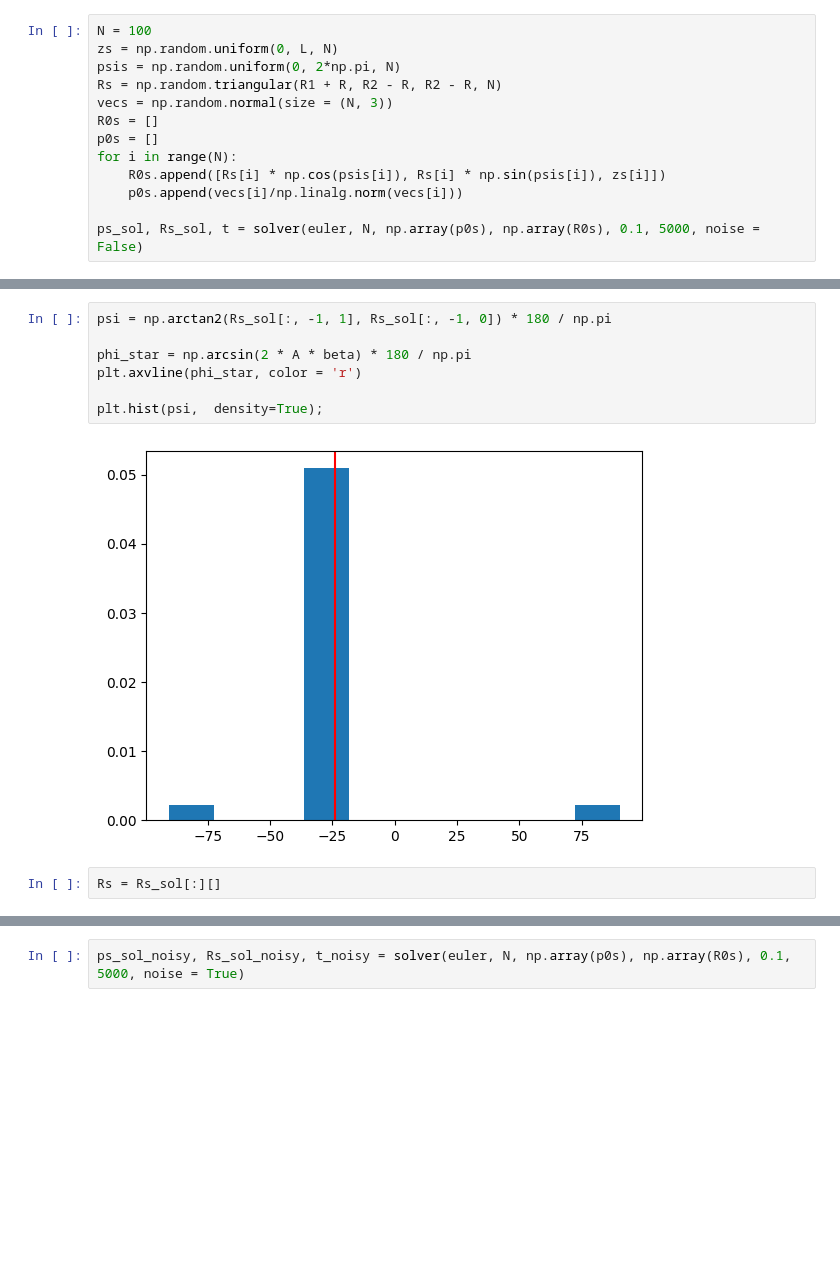
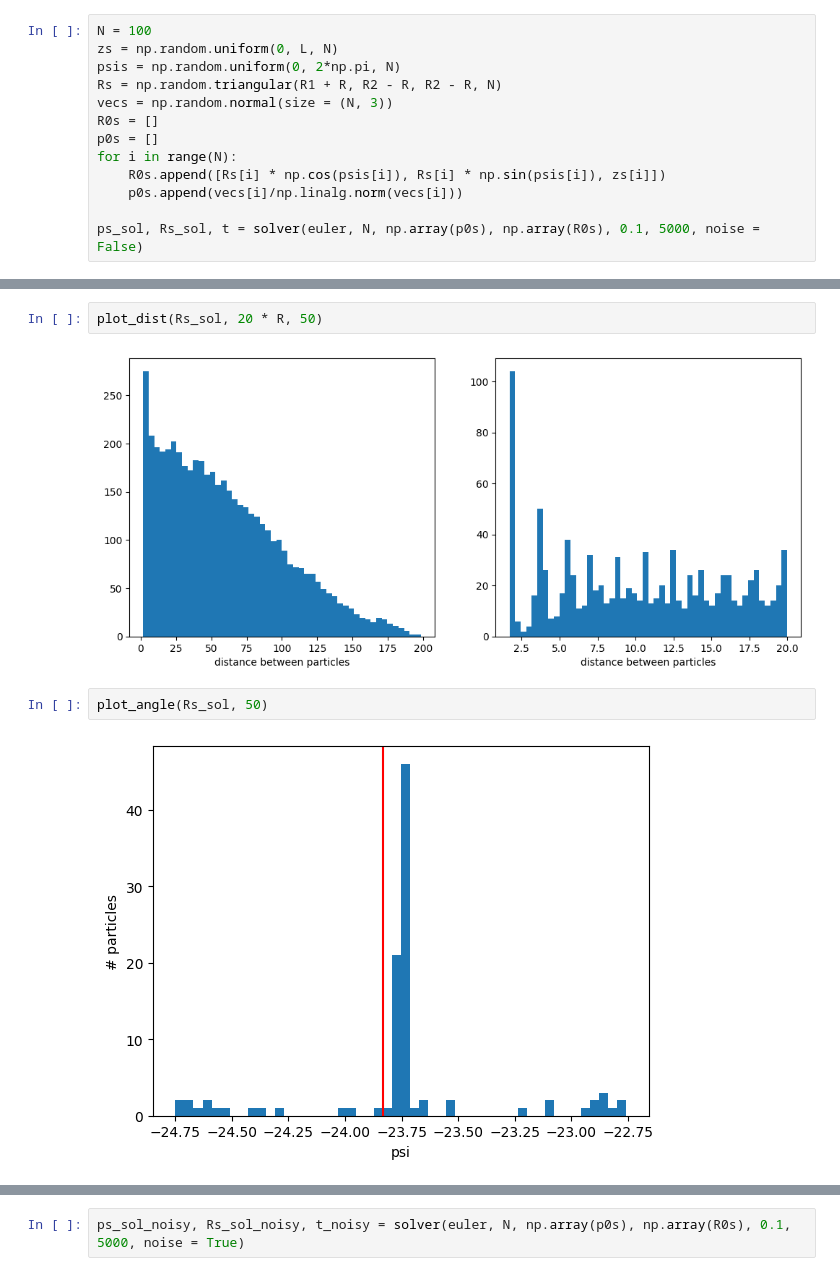
Before and after one commit to dzinty/microswimmers, a Jupyter notebook: many_swimmers_euler.ipynb, the cells around one changed output, grey strips where cells are left out. Saved outputs shown, nothing was run; the diff lists cells and outputs as text; blank space fills up the shorter version.

```diff
--- a/many_swimmers_euler.ipynb
+++ b/many_swimmers_euler.ipynb
@@ -466,11 +471,8 @@ plt.hist(ds_short, bins = 50,  density=True);
-# %%
-psi = np.arctan2(Rs_sol[:, -1, 1], Rs_sol[:, -1, 0]) * 180 / np.pi
-
-phi_star = np.arcsin(2 * A * beta) * 180 / np.pi
-plt.axvline(phi_star, color = 'r')
-
-plt.hist(psi,  density=True);
-# %% [output]
-[figure, removed]
-# %%
-Rs = Rs_sol[:][]
+# %%
+plot_dist(Rs_sol, 20 * R, 50)
+# %% [output]
+[figure, added]
+# %%
+plot_angle(Rs_sol, 50)
+# %% [output]
+[figure, added]
```
Also changed, not shown: parts of 11 cells of this notebook.
